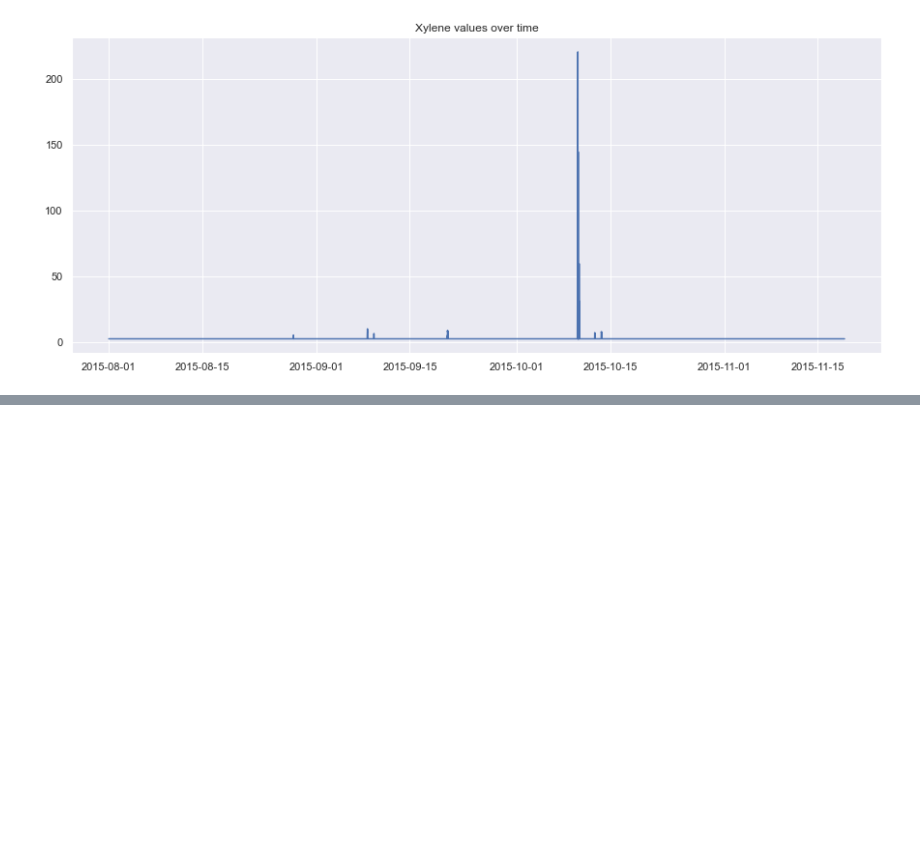
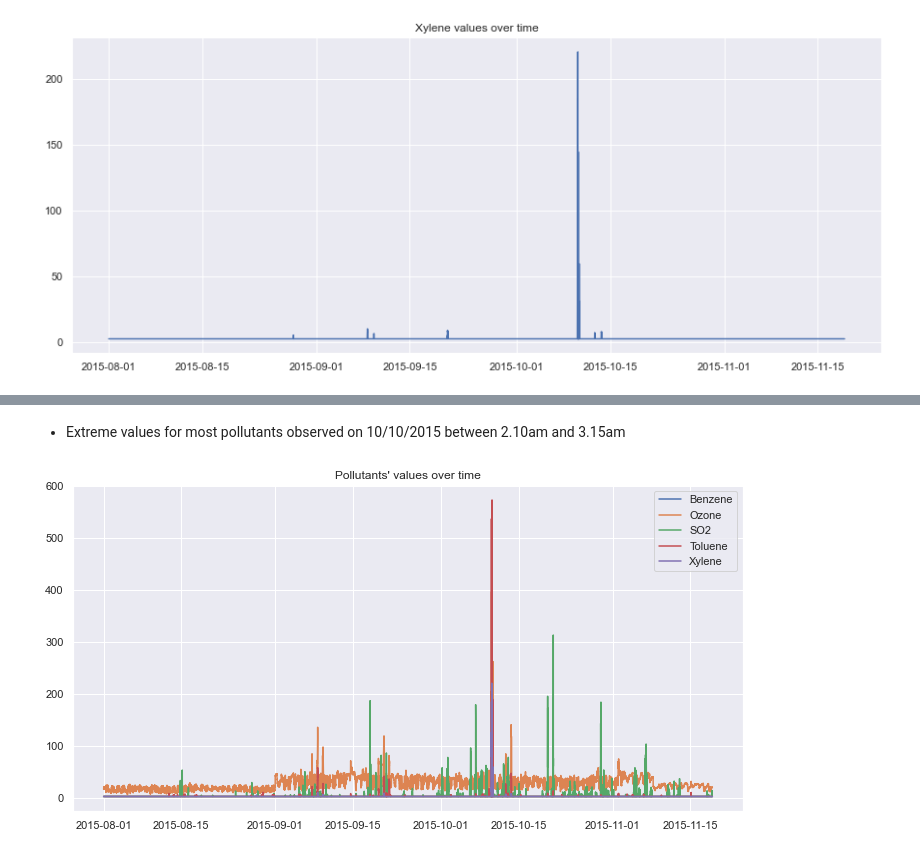
Before and after one commit to joanlenczuk/forecasting-pollution, a Jupyter notebook: Pollution forecasting EDA.ipynb, the cells around one changed output, grey strips where cells are left out. Cells and saved outputs as stored; diff of their text form; code cells hidden in the pictures; blank space fills up the shorter version.

Commit message:
pollutants analysis added

```diff
--- a/Pollution forecasting EDA.ipynb
+++ b/Pollution forecasting EDA.ipynb
@@ -32,7 +104,8 @@ df.tail()
 # %%
+# pollutants plots
 for val in df.columns[1:7]:
     fig, ax = plt.subplots(1,1, figsize=(15, 6))
-    plt.plot(df.Date, df[val], label = val)
+    plt.plot(df['Date'], df[val])
     plt.title(f'{val} values over time')
 # %% [output]
 [figure]
@@ -43,0 +121,6 @@ for val in df.columns[1:7]:
+# %%
+df.drop('CS2', axis=1, inplace=True)
+# %%
+for val in df.columns[1:6]:
+    print(val.upper())
+    print(f"max value: {df[val].max()} \ndate & time: {str(df['Date'][df[val] == df[val].max()].iloc[0])}\n")
@@ -43,0 +147,10 @@ for val in df.columns[1:7]:
+# %% [markdown]
+- Extreme values for most pollutants observed on 10/10/2015 between 2.10am and 3.15am
+# %%
+# pollutants plots
+for val in df.columns[1:6]:
+    plt.plot(df['Date'], df[val], label = val)
+plt.title("Pollutants' values over time")
+plt.legend();
+# %% [output]
+[figure, added]
```
Also changed, not shown: parts of 28 cells of this notebook.
